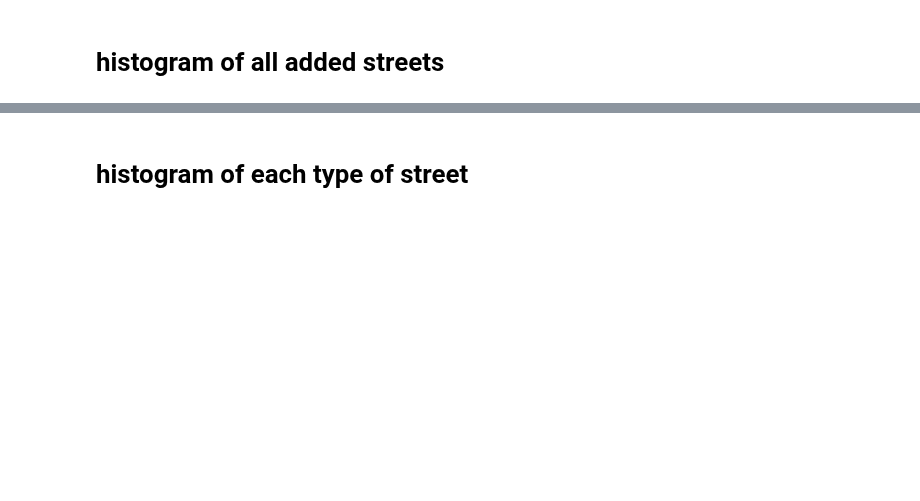
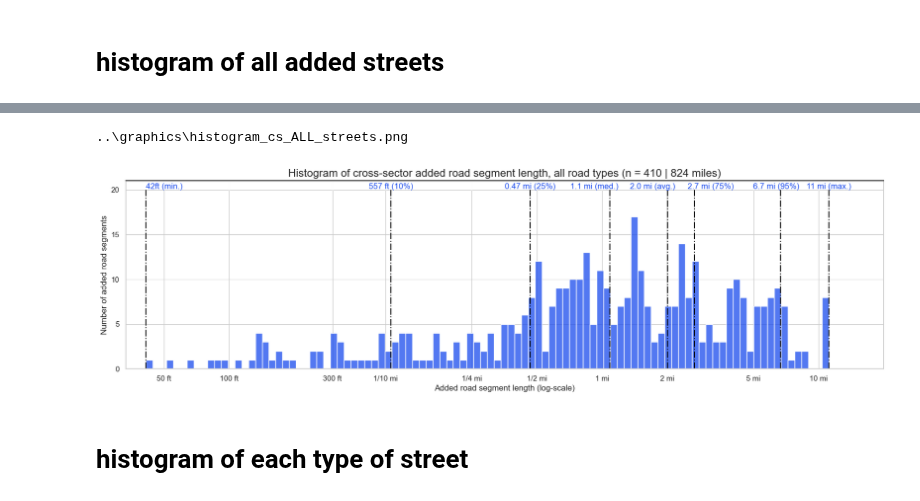
Before and after one commit to mike-babb/seattle_streets, a Jupyter notebook: code/step_05_prepare_graphs_and_stats.ipynb, the cells around one changed output, grey strips where cells are left out. Cells and saved outputs as stored; diff of their text form; code cells hidden in the pictures; blank space fills up the shorter version.

```diff
--- a/code/step_05_prepare_graphs_and_stats.ipynb
+++ b/code/step_05_prepare_graphs_and_stats.ipynb
@@ -459,3 +512,3 @@ wms_gdf = gdf.loc[gdf['street_status'] == 2, :].copy()
 # %%
-wms_gdf['dist_rank'] = wms_gdf['dist'].rank(method = 'dense', ascending = False)
+wms_gdf['dist_rank'] = wms_gdf.groupby('street_status')['dist'].rank(method = 'dense', ascending = False)
 # %%
@@ -488,7 +591,7 @@ temp_stat_df.head()
 # combine
 ds_df = pd.concat(objs = [ds_df, temp_stat_df], axis = 0)
 # %%
-ds_df = ds_df.sort_values(by = ['dist_miles'])
+ds_df = ds_df.sort_values(by = ['street_status', 'dist_miles'])
 # %%
 ds_df['dist_miles_log'] = ds_df['dist_miles'].map(lambda x: np.log10(x))
 # %%
@@ -578,0 +758,69 @@ plt.show()
+# %%
+# compute the histogram of the added distribution - for cross-sector added streets
+working_wms_gdf = wms_gdf.loc[wms_gdf['street_status'] == 3, :].copy()
+w_ds_df = ds_df.loc[(ds_df['street_status'] == 3) &
+                    (ds_df['stat'] != '99%'), :].copy()
+
+
+sns.set_theme(style = "whitegrid")
+f, ax = plt.subplots(figsize = (20, 5))
+
+ax.set_ylim(0, 21)
+ax.set_xlim(-2.2, 1.3)
+
+my_plot = sns.histplot(data = working_wms_gdf, x = 'dist_miles_log',
+                      color='#1a4bed', bins = 100)
+
+# set the top part of the plot frame - the spine - to black
+ax.spines['top'].set_edgecolor(color = 'black')
+
+y_ticks = list(range(0, 21, 5))
+y_tick_labels_formatted = ['{:,}'.format(ytl) for ytl in y_ticks]
+
+my_plot.set_yticks(ticks = y_ticks)
+my_plot.set_yticklabels(labels = y_tick_labels_formatted, rotation=0)
+
+# total added streets
+n_added = working_wms_gdf.shape[0]
+n_added =  f"{n_added:,}"
+
+tot_miles = working_wms_gdf['dist_miles'].sum()
+tot_miles = f"{int(round(tot_miles, 0)):,}"
+
+my_title = "Histogram of cross-sector added road segment length, all road types (n = {} | {} miles)".format(n_added, tot_miles)
+
+plt.title(label = my_title, fontsize = 16)
+plt.xlabel(xlabel = 'Added road segment length (log-scale)')
+plt.ylabel(ylabel = "Number of added road segments")
+
+# x tick positions
+x_tick_labels = [50 / 5280, 100 / 5280, 300 / 5280, .1, .25, .5, 1, 2, 5, 10]
+x_ticks = [np.log10(xtl) for xtl in x_tick_labels]
+
+# x tick labels
+x_tick_label_text = ['50 ft', '100 ft', '300 ft',  '1/10 mi', '1/4 mi', '1/2 mi', '1 mi', '2 mi', '5 mi', '10 mi']
+
+my_plot.set_xticks(ticks = x_ticks)
+my_plot.set_xticklabels(labels = x_tick_label_text, rotation=0)
+
+# white out the top portion of the ticks
+for xt in x_ticks:
+    my_plot.vlines(x = xt, ymin = 20, ymax = 25, color = 'white', linestyles = 'solid', linewidth = 2)
+
+# add vertical lines at some descriptive statistics points
+my_plot.vlines(x = w_ds_df['dist_miles_log'], ymin = 0, ymax = 20, color = w_ds_df['color_list'], linestyles = 'dashdot')
+
+# add text for the descriptive stats
+w_ds_df['text_x_pos'] = w_ds_df['text_x_pos'] + [0,0,0,-.05,-.07,-.03, .03,0]
+w_ds_df['text_ha'] = ['left', 'center', 'center', 'right', 'center', 'left', 'center', 'center']
+for ir, row in w_ds_df.iterrows():
+    my_plot.text(x = row['text_x_pos'], y = 20.1, s = row['text'], horizontalalignment = row['text_ha'], color = '#1a4bed')
+
+output_file_name = '..\\graphics\\histogram_cs_ALL_streets.png'
+output_file_name = os.path.normpath(output_file_name)
+print(output_file_name)
+my_plot.get_figure().savefig(fname = output_file_name)
+plt.show()
+# %% [output]
+..\graphics\histogram_cs_ALL_streets.png
+[figure, added]
```
Also changed, not shown: parts of 66 cells of this notebook, 31 other files.
